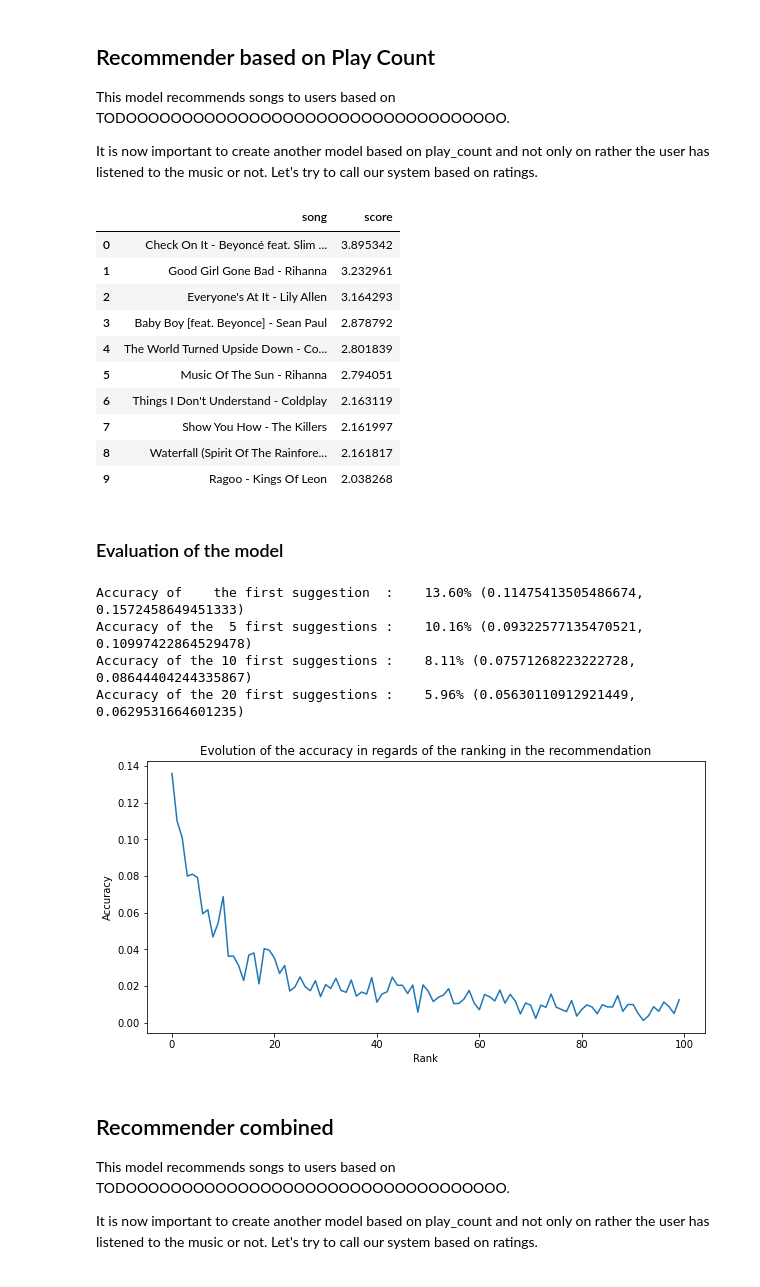
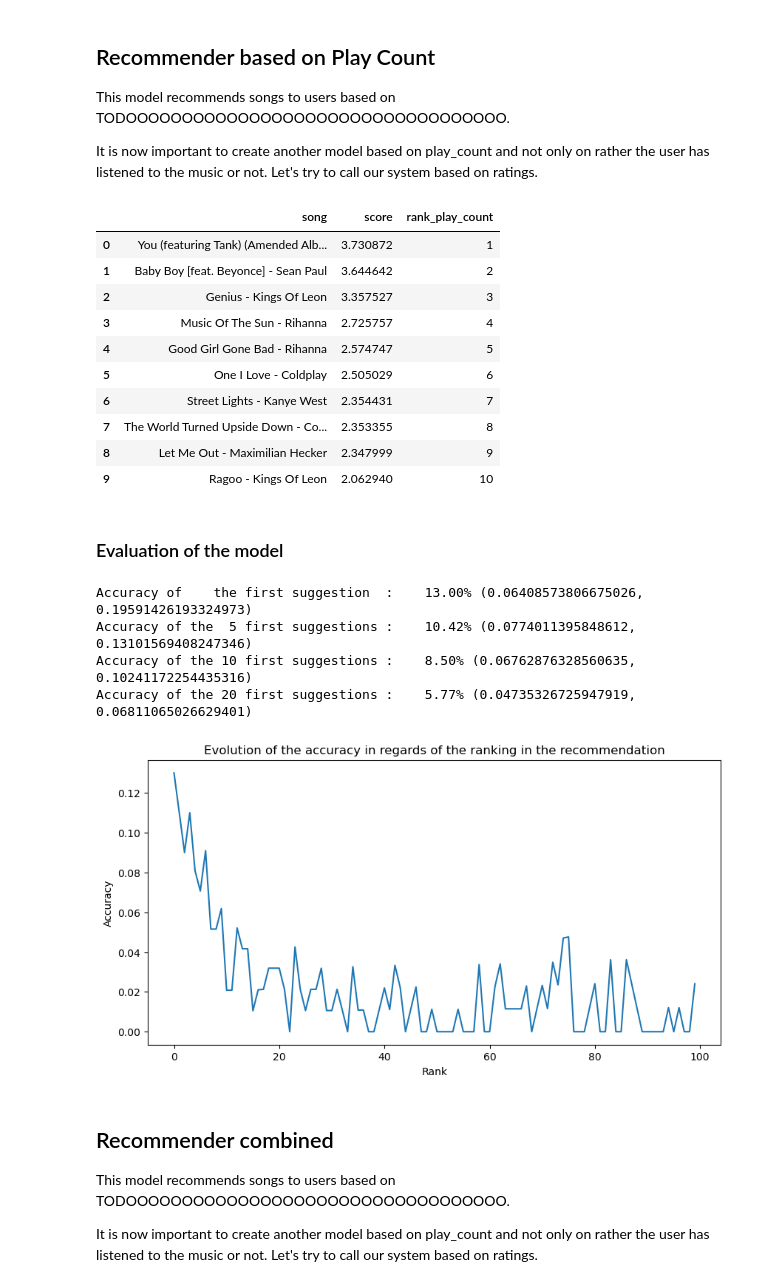
Before and after one commit to PierreChag/fml-spotify-recommendation, a Jupyter notebook: Recommender.ipynb, the cells around one changed output. Drawn from its saved outputs; the diff is of its cells as text; code cells hidden in the pictures.

```diff
--- a/Recommender.ipynb
+++ b/Recommender.ipynb
@@ -48,6 +49,8 @@ df = df[df['song_n_users'] >= min_listenings].drop_duplicates()
 # %%
 user_ids = df[['user_id']].drop_duplicates()
 df_test = df[['song', 'user_id', 'play_count']].reset_index(drop=True)
+df_test = df_test[['song', 'user_id', 'play_count']].sample(frac=1).reset_index(drop=True)
+
 df_test.head()
 # %% [output]
 |  | song | user_id | play_count |
@@ -64,4 +72,8 @@ In this part, we will create, test and evaluate different model to give recommen
 seed = 123
 sample_fraction = 0.7
 
+train_data = df_test.groupby('user_id', as_index=False)
+train_data = train_data.apply(lambda user_songs: user_songs.sample(frac=sample_fraction, random_state=seed))
+
+
 evaluation = Evaluation.Evaluation(user_ids, df_test, seed)
@@ -156,32 +146,32 @@ This model recommends songs to users based on TODOOOOOOOOOOOOOOOOOOOOOOOOOOOOOOO
 
 It is now important to create another model based on play_count and not only on rather the user has listened to the music or not. Let's try to call our system based on ratings.
 # %%
-reco_play = Recommenders.PlayCountRecommender(df_test, seed, sample_fraction)
+reco_play = Recommenders.PlayCountRecommender(train_data)
 
 # Example with user ca055b9072e5a68d89f42099869213404f56a981
 reco_play.recommend('ca055b9072e5a68d89f42099869213404f56a981', 10)[0]
 # %% [output]
-|  | song | score |
-| 0 | Check On It - Beyoncé feat. Slim ... | 3.895342 |
-| 1 | Good Girl Gone Bad - Rihanna | 3.232961 |
-| 2 | Everyone's At It - Lily Allen | 3.164293 |
-| 3 | Baby Boy [feat. Beyonce] - Sean Paul | 2.878792 |
-| 4 | The World Turned Upside Down - Co... | 2.801839 |
-| 5 | Music Of The Sun - Rihanna | 2.794051 |
-| 6 | Things I Don't Understand - Coldplay | 2.163119 |
-| 7 | Show You How - The Killers | 2.161997 |
-| 8 | Waterfall (Spirit Of The Rainfore... | 2.161817 |
-| 9 | Ragoo - Kings Of Leon | 2.038268 |
+|  | song | score | rank_play_count |
+| 0 | You (featuring Tank) (Amended Alb... | 3.730872 | 1 |
+| 1 | Baby Boy [feat. Beyonce] - Sean Paul | 3.644642 | 2 |
+| 2 | Genius - Kings Of Leon | 3.357527 | 3 |
+| 3 | Music Of The Sun - Rihanna | 2.725757 | 4 |
+| 4 | Good Girl Gone Bad - Rihanna | 2.574747 | 5 |
+| 5 | One I Love - Coldplay | 2.505029 | 6 |
+| 6 | Street Lights - Kanye West | 2.354431 | 7 |
+| 7 | The World Turned Upside Down - Co... | 2.353355 | 8 |
+| 8 | Let Me Out - Maximilian Hecker | 2.347999 | 9 |
+| 9 | Ragoo - Kings Of Leon | 2.062940 | 10 |
 # %% [markdown]
 ### Evaluation of the model
 # %%
-evaluation.evaluate(reco_play.recommend, 1000)
+evaluation.evaluate(reco_play.recommend, 100)
 # %% [output]
-Accuracy of    the first suggestion  :    13.60% (0.11475413505486674, 0.1572458649451333)
-Accuracy of the  5 first suggestions :    10.16% (0.09322577135470521, 0.10997422864529478)
-Accuracy of the 10 first suggestions :    8.11% (0.07571268223222728, 0.08644404244335867)
-Accuracy of the 20 first suggestions :    5.96% (0.05630110912921449, 0.0629531664601235)
+Accuracy of    the first suggestion  :    13.00% (0.06408573806675026, 0.19591426193324973)
+Accuracy of the  5 first suggestions :    10.42% (0.0774011395848612, 0.13101569408247346)
+Accuracy of the 10 first suggestions :    8.50% (0.06762876328560635, 0.10241172254435316)
+Accuracy of the 20 first suggestions :    5.77% (0.04735326725947919, 0.06811065026629401)
-[figure, old version]
+[figure, new version]
 # %% [markdown]
 ## Recommender combined
 
```
Also changed, not shown: parts of 11 cells of this notebook, 2 other files.
